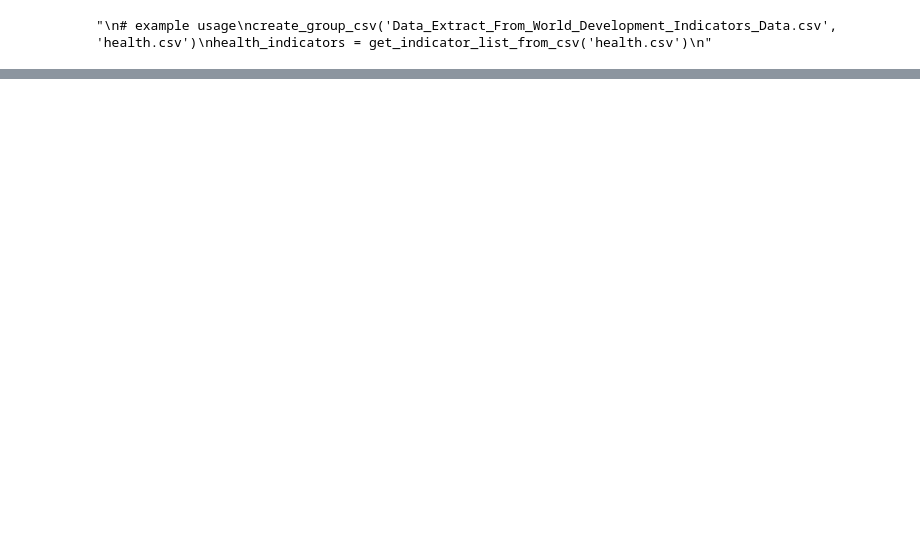
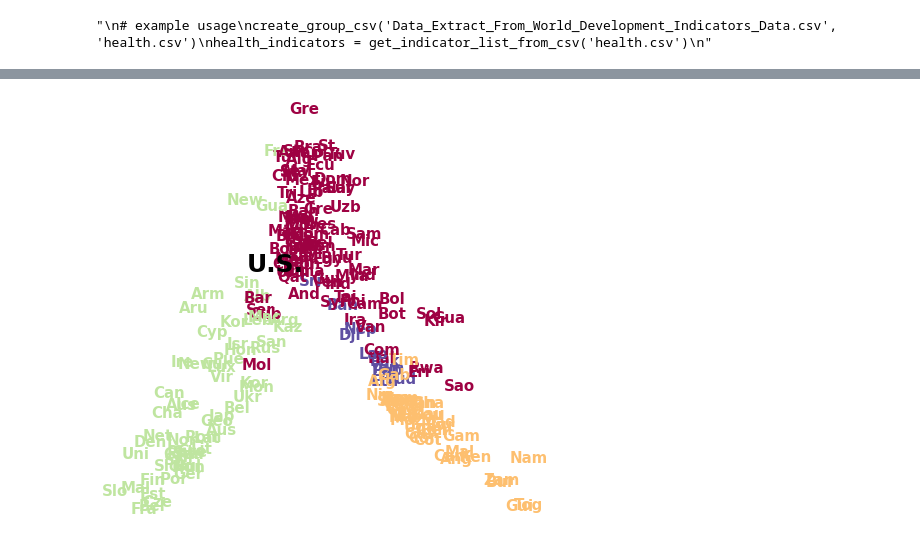
Before and after one commit to nshlapo/DataScience16CTW, a Jupyter notebook: collab.ipynb, the cells around one changed output, grey strips where cells are left out. Cells and saved outputs as stored; diff of their text form; code cells hidden in the pictures; blank space fills up the shorter version.

```diff
--- a/collab.ipynb
+++ b/collab.ipynb
@@ -372,4 +380,6 @@ plt.gcf().set_size_inches(6, 6)
 # %%
-plot_clustering(X_red_o, clust_o, countries_o, reverse=reverse_o, save_name=feat+'_obama_clust')
+plot_clustering(X_red_o, clust_o, countries_o, reverse=reverse_o)
 plt.gcf().set_size_inches(6, 6)
+# %% [output]
+[figure, added]
 # %%
```
Also changed, not shown: parts of 9 cells of this notebook.
